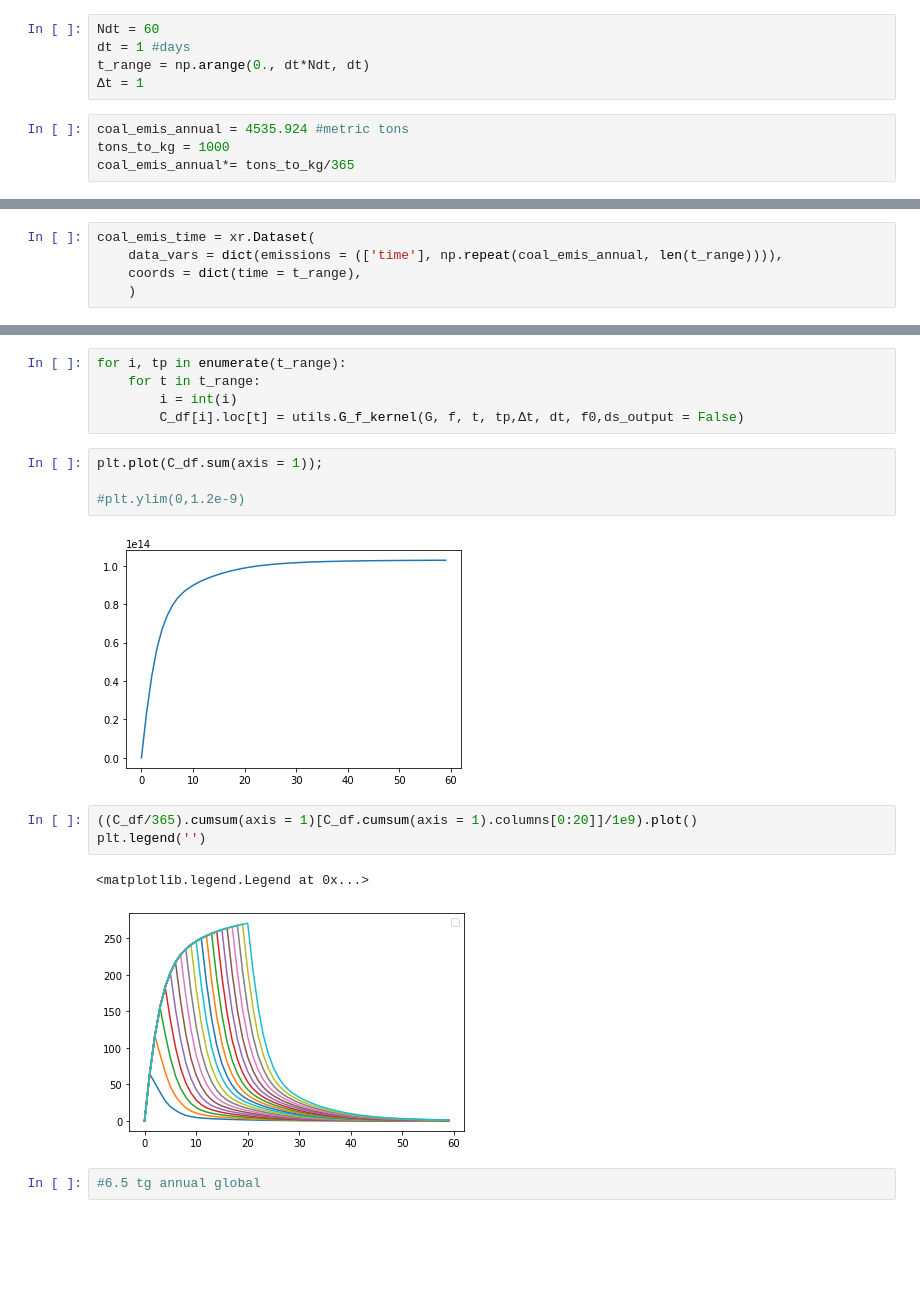
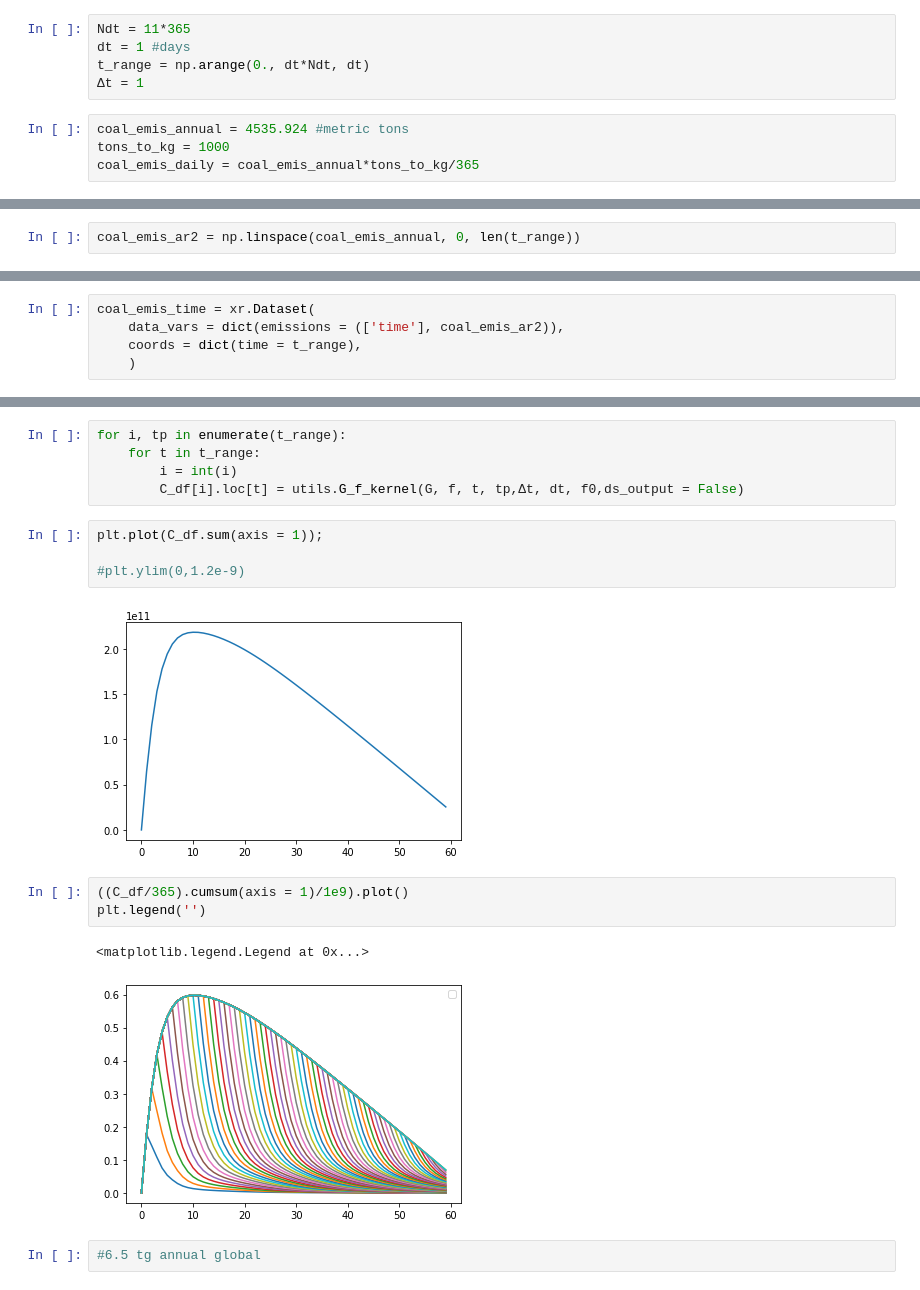
Before and after one commit to lfreese/BC-IRF, a Jupyter notebook: GC_greens_func_global-mean_coal-ex.ipynb, the cells around one changed output, grey strips where cells are left out. Cells and saved outputs as stored; diff of their text form; blank space fills up the shorter version.

```diff
--- a/GC_greens_func_global-mean_coal-ex.ipynb
+++ b/GC_greens_func_global-mean_coal-ex.ipynb
@@ -49,11 +46,11 @@ ds_emis2x = xr.merge([ds_emis2x, height_ds], join = 'inner')
 for ds in [ds_emispulse, ds_emisbase,ds_emis2x]:
     utils.combine_BC(ds)
 # %%
-Ndt = 60
+Ndt = 11*365
 dt = 1 #days
 t_range = np.arange(0., dt*Ndt, dt)
 Δt = 1
 # %%
 coal_emis_annual = 4535.924 #metric tons
 tons_to_kg = 1000
-coal_emis_annual*= tons_to_kg/365
+coal_emis_daily = coal_emis_annual*tons_to_kg/365
@@ -59,0 +61,2 @@ coal_emis_annual*= tons_to_kg/365
+# %%
+coal_emis_ar2 = np.linspace(coal_emis_annual, 0, len(t_range))
@@ -60,6 +67,6 @@ coal_emis_annual*= tons_to_kg/365
 # %%
 coal_emis_time = xr.Dataset(
-    data_vars = dict(emissions = (['time'], np.repeat(coal_emis_annual, len(t_range)))),
+    data_vars = dict(emissions = (['time'], coal_emis_ar2)),
     coords = dict(time = t_range),
     )
 # %%
@@ -87,13 +100,13 @@ plt.plot(C_df.sum(axis = 1));
 
 #plt.ylim(0,1.2e-9)
 # %% [output]
-[figure, old version]
+[figure, new version]
 # %%
-((C_df/365).cumsum(axis = 1)[C_df.cumsum(axis = 1).columns[0:20]]/1e9).plot()
+((C_df/365).cumsum(axis = 1)/1e9).plot()
 plt.legend('')
 # %% [output]
 <matplotlib.legend.Legend at 0x...>
-[figure, old version]
+[figure, new version]
 # %%
 #6.5 tg annual global
 # %%
```
Also changed, not shown: parts of 6 cells of this notebook, 42 other files.
